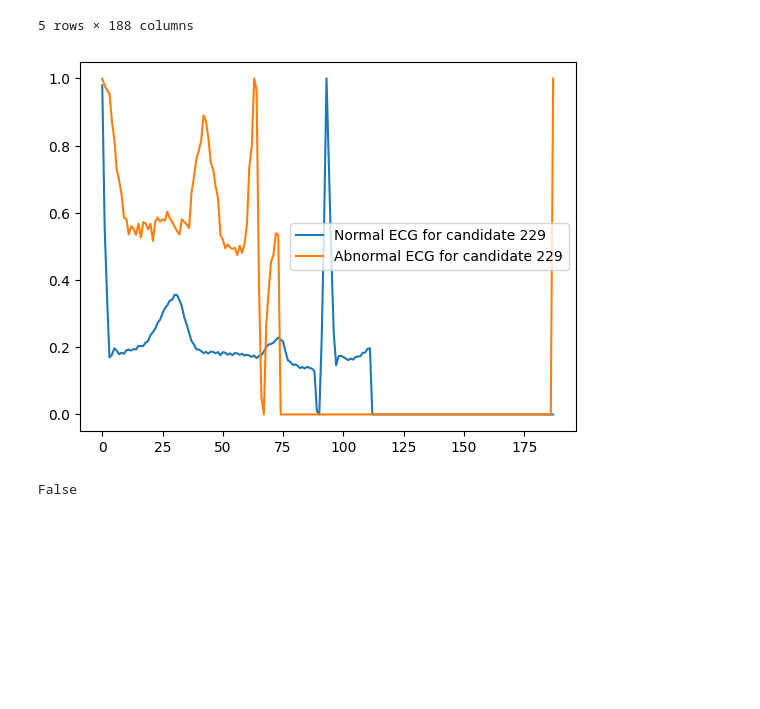
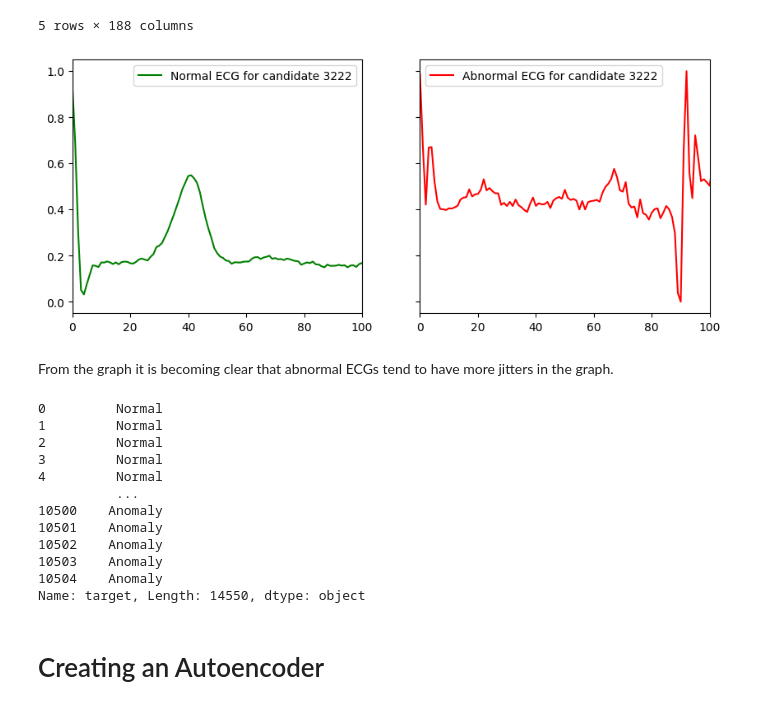
Before and after one commit to vulcan-332/Cardiac-Arrythmia-CNN-Autoencoder, a Jupyter notebook: predictor.ipynb, the cells around one changed output. Cells and saved outputs as stored; diff of their text form; code cells hidden in the pictures; blank space fills up the shorter version.

```diff
--- a/predictor.ipynb
+++ b/predictor.ipynb
@@ -22,21 +31,25 @@ Data set shape is  (10505, 188)
 | 4 | 0.948983 | 0.505265 | 0.004176 | 0.022513 | ... |
 5 rows × 188 columns
 # %%
+fig, ax = plt.subplots(1,2, figsize = (10,4), sharey = True)
+
 index = np.random.randint(0,len(normal),2)
-plt.plot(normal.iloc[index[0],:].values, label = f'Normal ECG for candidate {index[0]}')
-plt.plot(abnormal.iloc[index[0],:].values, label = f'Abnormal ECG for candidate {index[0]}')
-plt.legend()
+ax[0].plot(normal.iloc[index[0],:].values, label = f'Normal ECG for candidate {index[0]}', color = 'green')
+ax[0].legend()
+ax[0].set_xlim([0,100])
+ax[1].plot(abnormal.iloc[index[0],:].values, label = f'Abnormal ECG for candidate {index[0]}', color = 'red')
+ax[1].legend()
+ax[1].set_xlim([0,100])
 plt.show()
 # %% [output]
-[figure, old version]
+[figure, new version]
+# %% [markdown]
+From the graph it is becoming clear that abnormal ECGs tend to have more jitters in the graph.
 # %%
 CLASS_NAMES = ["Normal", "Anomaly"]
 
 normal_df_copy = normal.copy()
 abnormal_df_copy = abnormal.copy()
-print(abnormal_df_copy.columns.equals(normal_df_copy.columns))
-# %% [output]
-False
 # %%
 normal_df_copy = normal_df_copy.set_axis(range(1,189), axis =1)
 abnormal_df_copy = abnormal_df_copy.set_axis(range(1,189), axis =1)
@@ -44,3 +57,18 @@ normal_df_copy = normal_df_copy.assign(target = CLASS_NAMES[0])
 abnormal_df_copy = abnormal_df_copy.assign(target = CLASS_NAMES[1])
 
 df = pd.concat((normal_df_copy, abnormal_df_copy))
+# %%
+df['target']
+# %% [output]
+0         Normal
+1         Normal
+2         Normal
+3         Normal
+4         Normal
+          ...
+10500    Anomaly
+10501    Anomaly
+10502    Anomaly
+10503    Anomaly
+10504    Anomaly
+Name: target, Length: 14550, dtype: object
@@ -46,0 +81,2 @@ df = pd.concat((normal_df_copy, abnormal_df_copy))
+# %% [markdown]
+# Creating an Autoencoder
```
Also changed, not shown: parts of 8 cells of this notebook.
